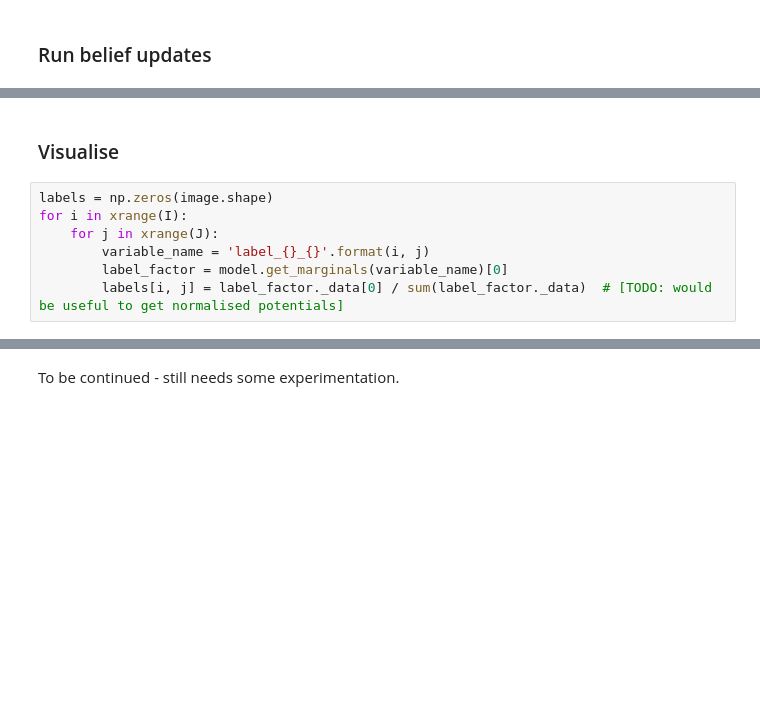
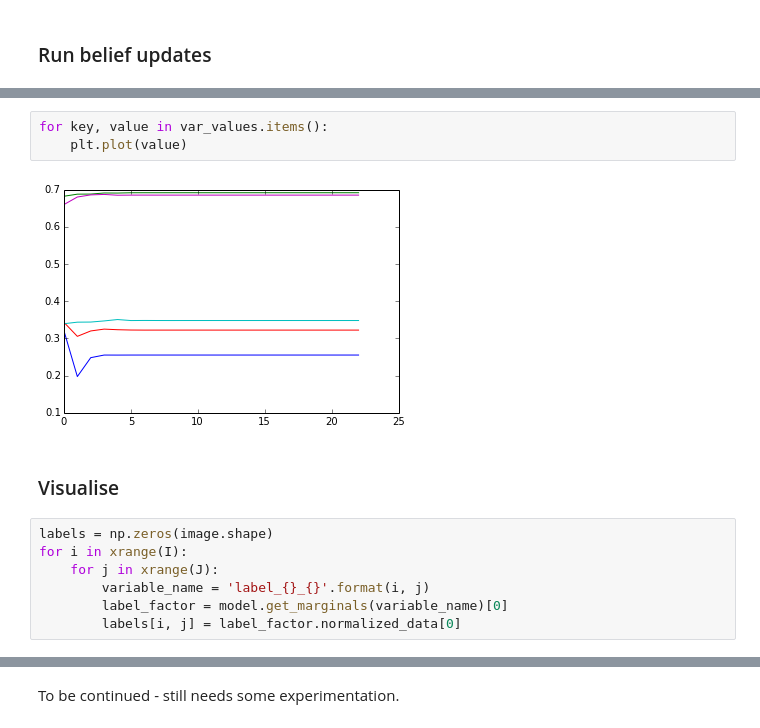
Before and after one commit to dirko/pyugm, a Jupyter notebook: examples/Loopy belief propagation example.ipynb, the cells around one changed output, grey strips where cells are left out. Drawn from its saved outputs; the diff is of its cells as text; blank space fills up the shorter version.

```diff
--- a/examples/Loopy belief propagation example.ipynb
+++ b/examples/Loopy belief propagation example.ipynb
@@ -223,3 +247,8 @@ inference.calibrate(update_order=order)
+# %%
+for key, value in var_values.items():
+    plt.plot(value)
+# %% [output]
+[figure, added]
 # %% [markdown]
 ### Visualise
 # %%
@@ -228,7 +257,7 @@ for i in xrange(I):
     for j in xrange(J):
         variable_name = 'label_{}_{}'.format(i, j)
         label_factor = model.get_marginals(variable_name)[0]
-        labels[i, j] = label_factor._data[0] / sum(label_factor._data)  # [TODO: would be useful to get normalised potentials]
+        labels[i, j] = label_factor.normalized_data[0]
 # %%
 plt.figure(figsize=(14, 3))
 plt.subplot(1, 3, 1)
```
Also changed, not shown: parts of 10 cells of this notebook, 1 other file.
